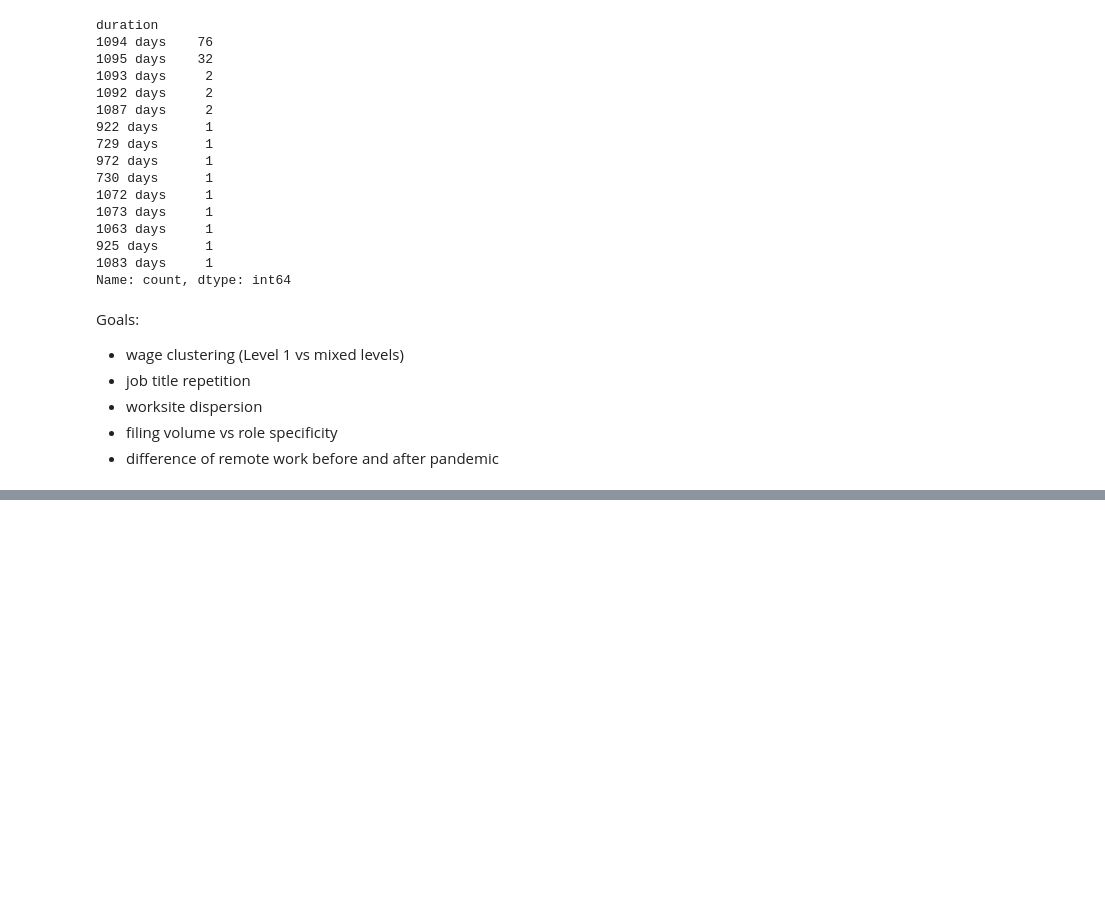
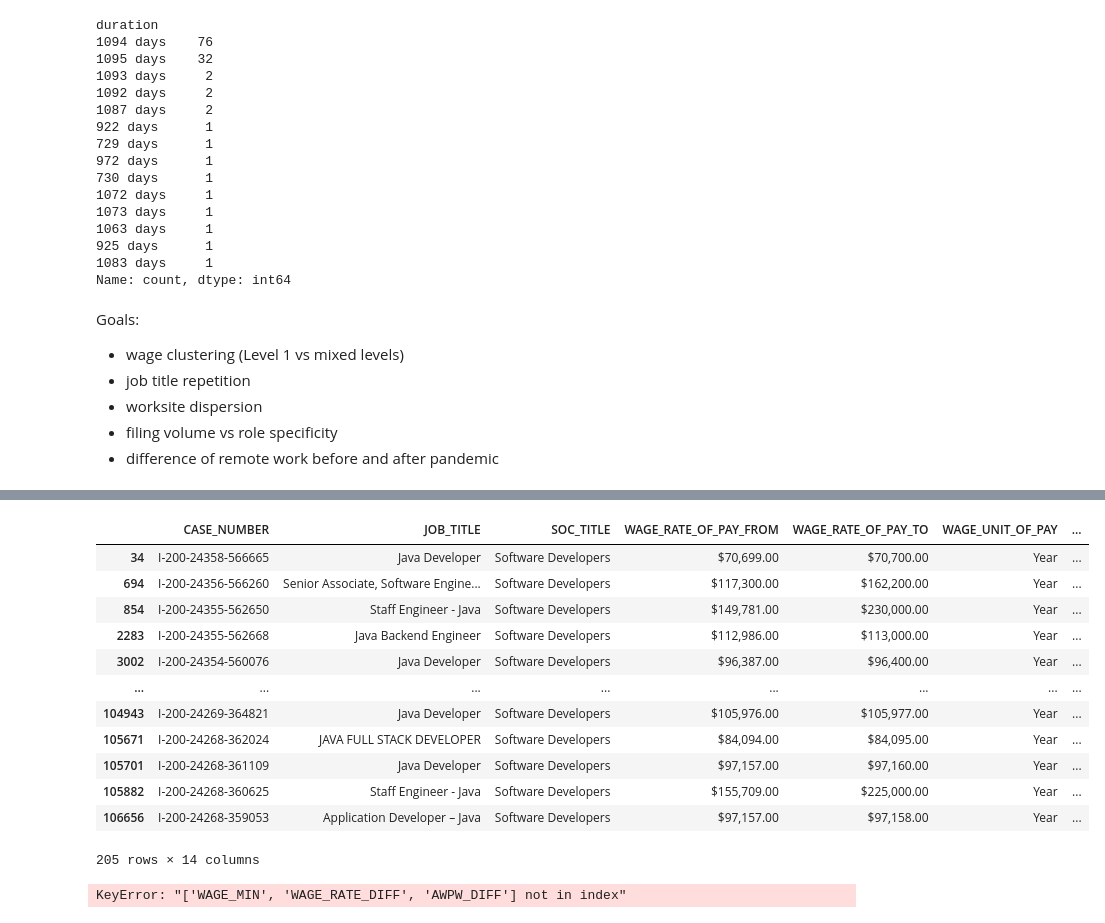
Before and after one commit to PBhandare/unit-3, a Jupyter notebook: data/project/H1BExploration.ipynb, the cells around one changed output, grey strips where cells are left out. Drawn from its saved outputs; the diff is of its cells as text; code cells hidden in the pictures; blank space fills up the shorter version.

```diff
--- a/data/project/H1BExploration.ipynb
+++ b/data/project/H1BExploration.ipynb
@@ -1705,0 +1762,5 @@ Goals:
+# %%
+javaDevs['WAGE_RATE_DIFF'] = (javaDevs['WAGE_RATE_OF_PAY_TO']
+                              .str.replace('[$, ]', '', regex = True).astype(float) -
+                              javaDevs['WAGE_RATE_OF_PAY_FROM']
+                              .str.replace('[$, ]', '', regex = True).astype(float))
@@ -1705,0 +1773,4 @@ Goals:
+# %%
+javaDevs['WAGE_RATE_DIFF'] = np.where(javaDevs['WAGE_RATE_DIFF'] > 1000,
+                                      javaDevs['WAGE_RATE_DIFF'],
+                                      0)
@@ -1705,0 +1783,5 @@ Goals:
+# %%
+javaDevs['AWPW_DIFF'] = (javaDevs['WAGE_RATE_OF_PAY_FROM']
+                         .str.replace('[$, ]', '', regex = True).astype(float) -
+                         javaDevs['PREVAILING_WAGE']
+                         .str.replace('[$, ]', '', regex = True).astype(float))
@@ -1705,0 +1802,21 @@ Goals:
+# %%
+javaDevs
+# %% [output]
+|  | CASE_NUMBER | JOB_TITLE | SOC_TITLE | WAGE_RATE_OF_PAY_FROM | WAGE_RATE_OF_PAY_TO | WAGE_UNIT_OF_PAY | ... |
+| 34 | I-200-24358-566665 | Java Developer | Software Developers | $70,699.00 | $70,700.00 | Year | ... |
+| 694 | I-200-24356-566260 | Senior Associate, Software Engine... | Software Developers | $117,300.00 | $162,200.00 | Year | ... |
+| 854 | I-200-24355-562650 | Staff Engineer - Java | Software Developers | $149,781.00 | $230,000.00 | Year | ... |
+| 2283 | I-200-24355-562668 | Java Backend Engineer | Software Developers | $112,986.00 | $113,000.00 | Year | ... |
+| 3002 | I-200-24354-560076 | Java Developer | Software Developers | $96,387.00 | $96,400.00 | Year | ... |
+| ... | ... | ... | ... | ... | ... | ... | ... |
+| 104943 | I-200-24269-364821 | Java Developer | Software Developers | $105,976.00 | $105,977.00 | Year | ... |
+| 105671 | I-200-24268-362024 | JAVA FULL STACK DEVELOPER | Software Developers | $84,094.00 | $84,095.00 | Year | ... |
+| 105701 | I-200-24268-361109 | Java Developer | Software Developers | $97,157.00 | $97,160.00 | Year | ... |
+| 105882 | I-200-24268-360625 | Staff Engineer - Java | Software Developers | $155,709.00 | $225,000.00 | Year | ... |
+| 106656 | I-200-24268-359053 | Application Developer – Java | Software Developers | $97,157.00 | $97,158.00 | Year | ... |
+205 rows × 14 columns
+# %%
+javaWageAmtLvl = javaDevs[['WAGE_MIN', 'WAGE_RATE_DIFF', 'AWPW_DIFF', 'PW_WAGE_LEVEL',
+                           'WORKSITE_COUNTY', 'WORKSITE_STATE']]
+# %% [output]
+KeyError: "['WAGE_MIN', 'WAGE_RATE_DIFF', 'AWPW_DIFF'] not in index"
```
Also changed, not shown: parts of 17 cells of this notebook.
